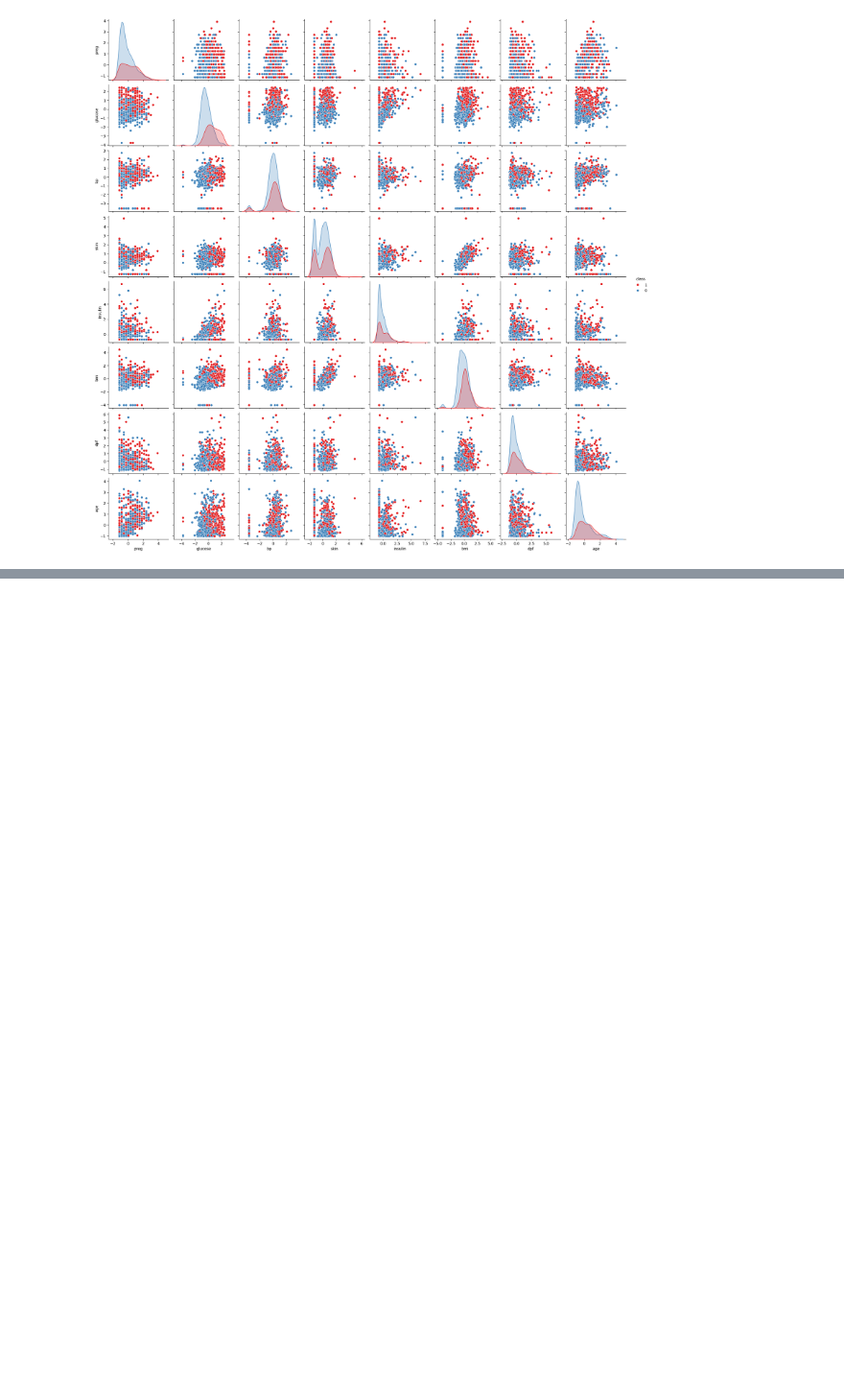
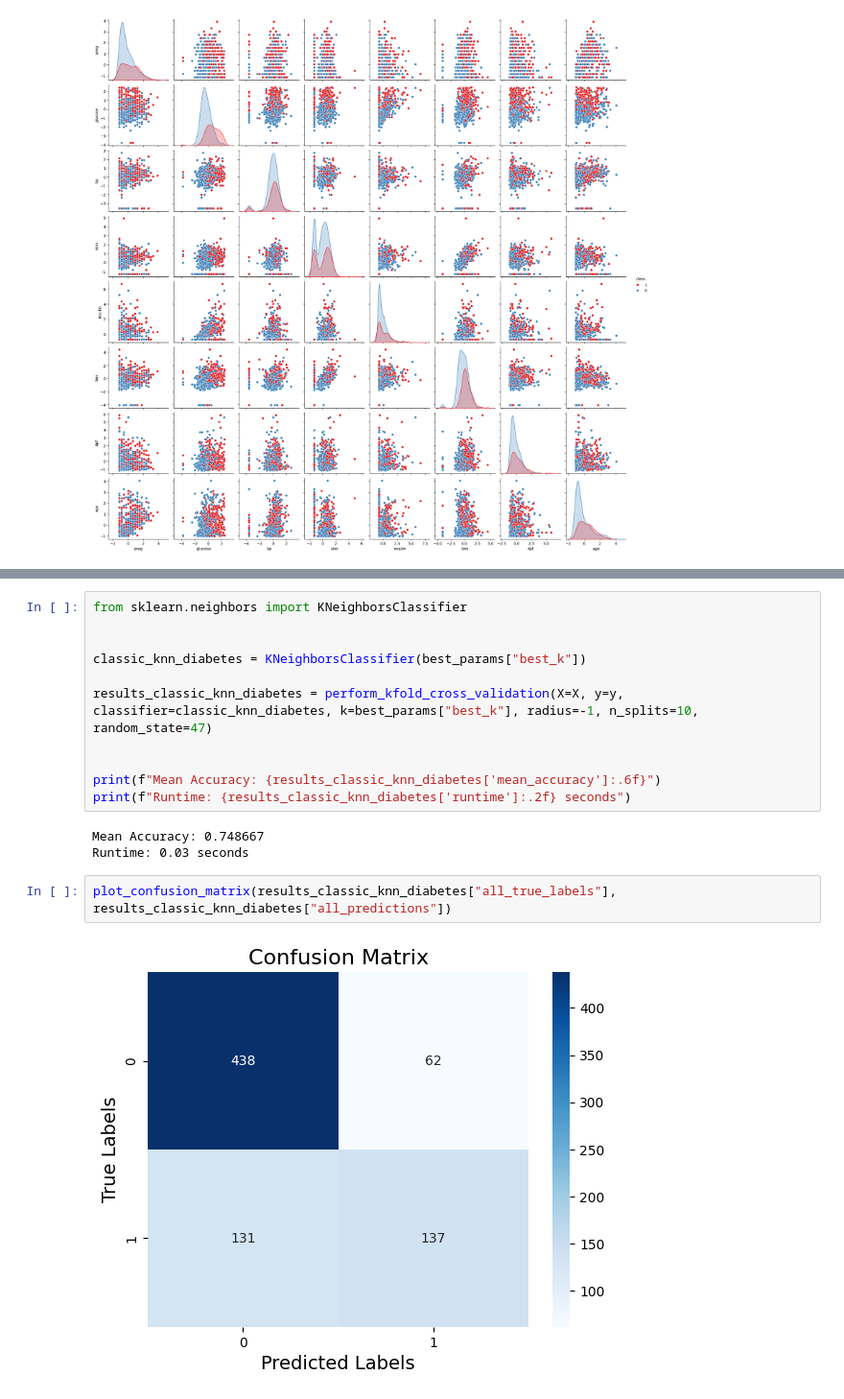
Before and after one commit to theodorostaloumtzis/DB_KNN_project, a Jupyter notebook: notebook_with_kfold.ipynb, the cells around one changed output, grey strips where cells are left out. Shown at 96% size. Drawn from its saved outputs; the diff is of its cells as text; blank space fills up the shorter version.

```diff
--- a/notebook_with_kfold.ipynb
+++ b/notebook_with_kfold.ipynb
@@ -1092,0 +1112,18 @@ Best k: 19, Best radius: 2.0, Best Accuracy: 0.749966
+# %%
+from sklearn.neighbors import KNeighborsClassifier
+
+
+classic_knn_diabetes = KNeighborsClassifier(best_params["best_k"])
+
+results_classic_knn_diabetes = perform_kfold_cross_validation(X=X, y=y, classifier=classic_knn_diabetes, k=best_params["best_k"], radius=-1, n_splits=10, random_state=47)
+
+
+print(f"Mean Accuracy: {results_classic_knn_diabetes['mean_accuracy']:.6f}")
+print(f"Runtime: {results_classic_knn_diabetes['runtime']:.2f} seconds")
+# %% [output]
+Mean Accuracy: 0.748667
+Runtime: 0.03 seconds
+# %%
+plot_confusion_matrix(results_classic_knn_diabetes["all_true_labels"], results_classic_knn_diabetes["all_predictions"])
+# %% [output]
+[figure, added]
```
Also changed, not shown: parts of 5 cells of this notebook.
